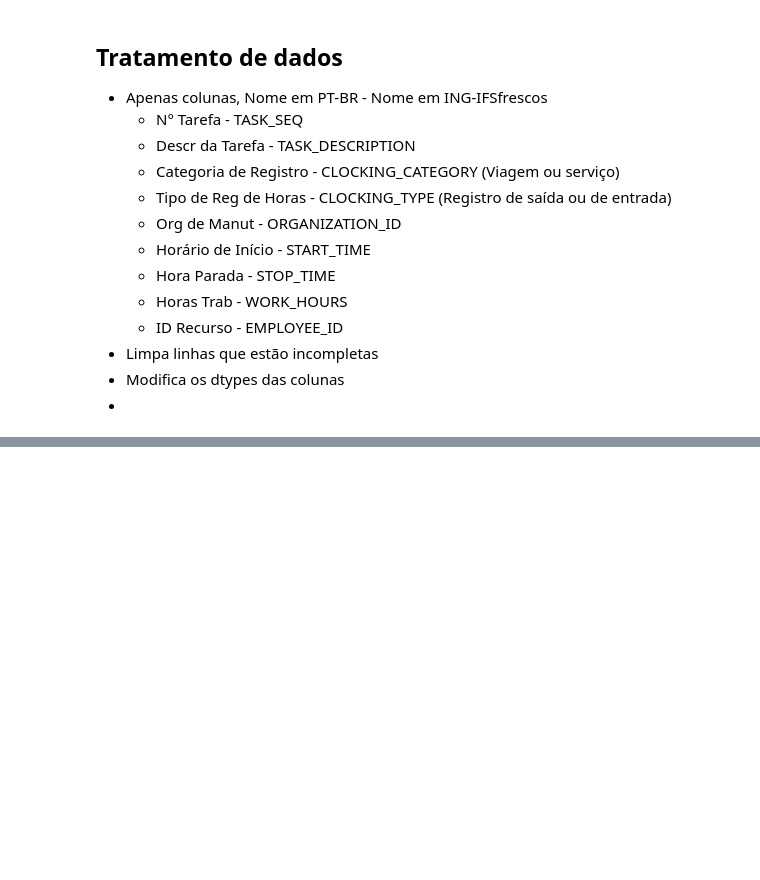
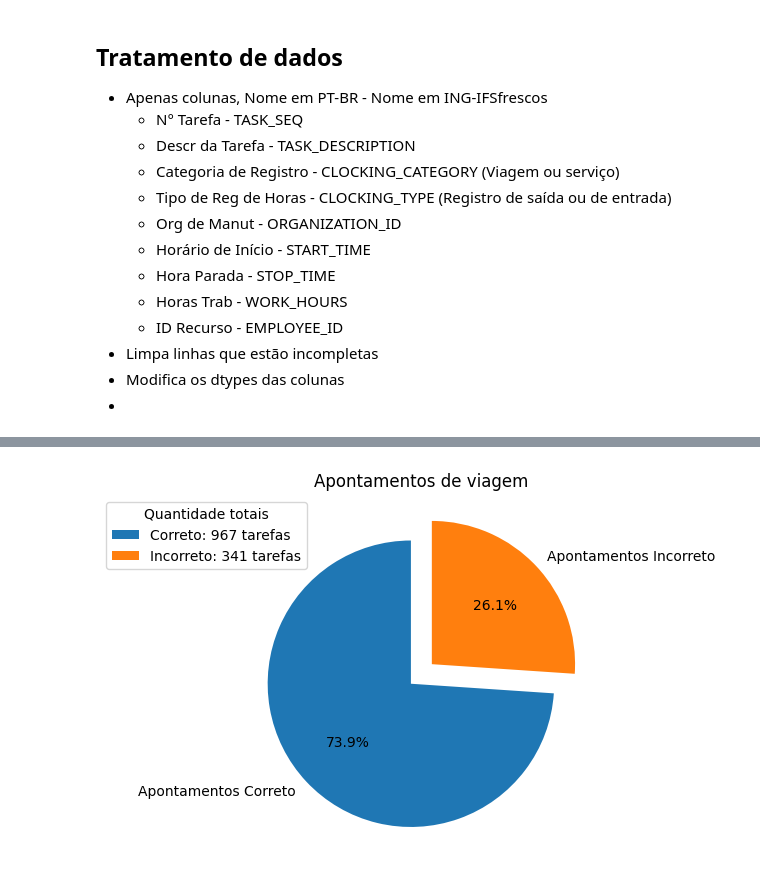
Before and after one commit to JoaoPresley/Metas2026_MSGAS, a Jupyter notebook: sample.ipynb, the cells around one changed output, grey strips where cells are left out. Cells and saved outputs as stored; diff of their text form; code cells hidden in the pictures; blank space fills up the shorter version.

```diff
--- a/sample.ipynb
+++ b/sample.ipynb
@@ -81,6 +70,6 @@ df_clean.rename(columns={"TASK_SEQ" : "ID_tarefa",
   "EMPLOYEE_ID": "TOM"}, inplace=True)
 # %%
 #Retirando dados que estão em execucao
-df_clean.dropna(axis=0, how='any', inplace=True)
+df.dropna(axis=0, how='any', inplace=True)
 # %%
 #Retira serviços de terceiros ORG MANUT -> != MCGR, OCGR, TLG
@@ -146,0 +188,35 @@ df_periodo
+# %%
+# PLOTAGEM DO GRAFICO
+#   Valores utilizados
+OK = len(Serviços[filtro_serviço_com_viagem])#Serviços com viagem
+no_OK = len(Serviços) - OK#Serviços sem viagem (todos serviços - com viagem)
+#   CRIAÇÃO DO GRAFICO DE PIZZA
+fig, ax = plt.subplots(figsize=(6, 6))
+
+fatias, textos, autotextos = ax.pie(
+    [OK, no_OK],
+    labels=["Apontamentos Correto", "Apontamentos Incorreto"],
+    explode=[0.1, 0.1],
+    autopct='%1.1f%%',
+    startangle=90
+)
+
+labels_com_quantidade = [
+    f"Correto: {OK} tarefas",
+    f"Incorreto: {no_OK} tarefas"
+]
+
+ax.legend(
+    fatias,
+    labels_com_quantidade,
+    title="Quantidade totais",
+    loc="upper right",
+    bbox_to_anchor=(0.2, 1),
+)
+
+ax.set_title("Apontamentos de viagem")
+
+plt.tight_layout()
+plt.show()
+# %% [output]
+[figure, added]
```
Also changed, not shown: parts of 16 cells of this notebook, 1 other file.
